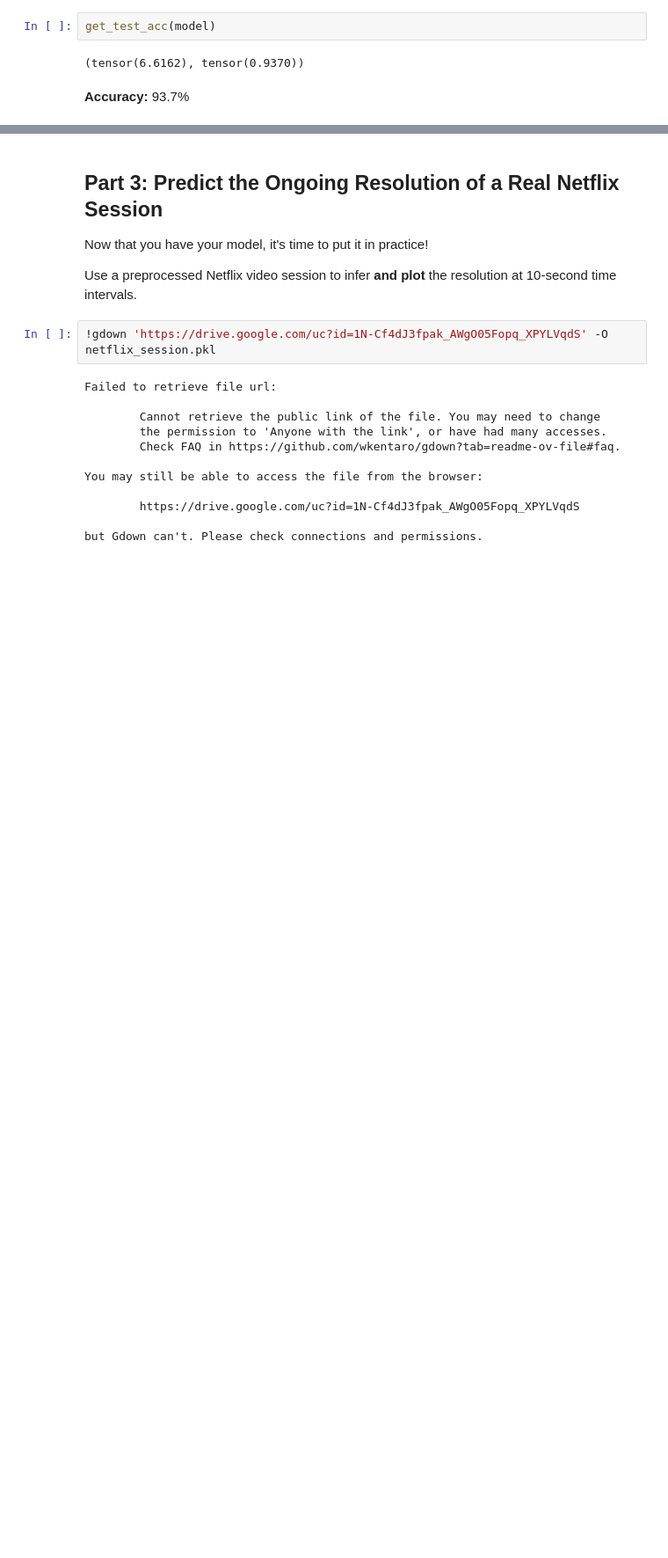
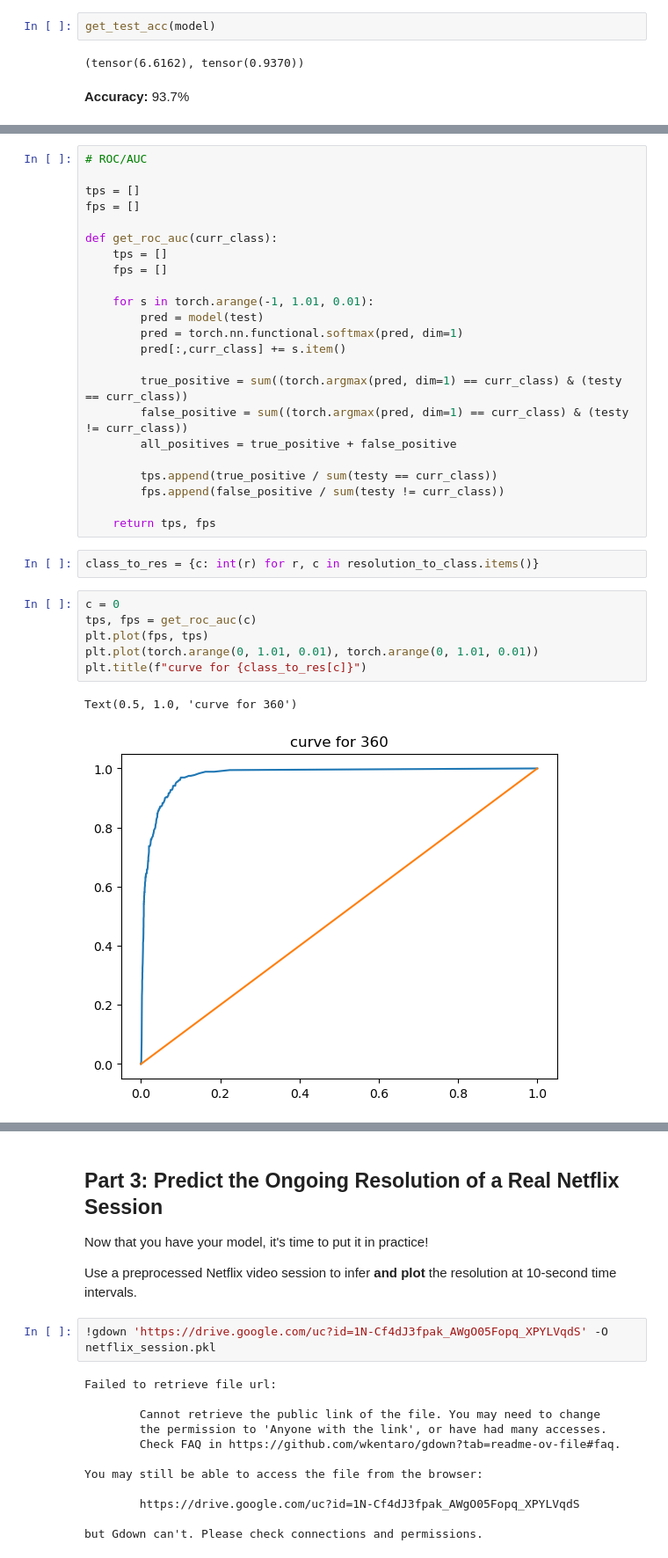
Before and after one commit to noise-course/video-quality-of-experience-zroe1, a Jupyter notebook: 1-Video-Quality-Inference.ipynb, the cells around one changed output, grey strips where cells are left out. Shown: that part at 88% size. Cells and saved outputs as stored; diff of their text form; blank space fills up the shorter version.

```diff
--- a/1-Video-Quality-Inference.ipynb
+++ b/1-Video-Quality-Inference.ipynb
@@ -967,0 +1003,34 @@ F1 Score for resolution 240.0:          52.0000
+# %%
+# ROC/AUC
+
+tps = []
+fps = []
+
+def get_roc_auc(curr_class):
+    tps = []
+    fps = []
+
+    for s in torch.arange(-1, 1.01, 0.01):
+        pred = model(test)
+        pred = torch.nn.functional.softmax(pred, dim=1)
+        pred[:,curr_class] += s.item()
+
+        true_positive = sum((torch.argmax(pred, dim=1) == curr_class) & (testy == curr_class))
+        false_positive = sum((torch.argmax(pred, dim=1) == curr_class) & (testy != curr_class))
+        all_positives = true_positive + false_positive
+
+        tps.append(true_positive / sum(testy == curr_class))
+        fps.append(false_positive / sum(testy != curr_class))
+
+    return tps, fps
+# %%
+class_to_res = {c: int(r) for r, c in resolution_to_class.items()}
+# %%
+c = 0
+tps, fps = get_roc_auc(c)
+plt.plot(fps, tps)
+plt.plot(torch.arange(0, 1.01, 0.01), torch.arange(0, 1.01, 0.01))
+plt.title(f"curve for {class_to_res[c]}")
+# %% [output]
+Text(0.5, 1.0, 'curve for 360')
+[figure, added]
```
Also changed, not shown: parts of 8 cells of this notebook.
